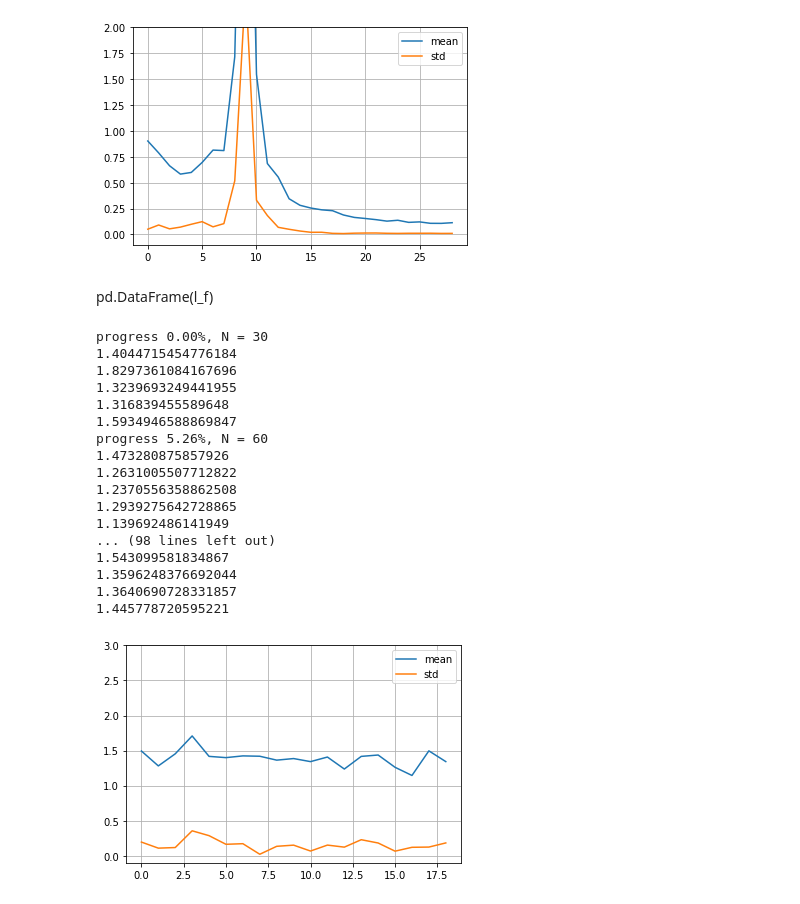
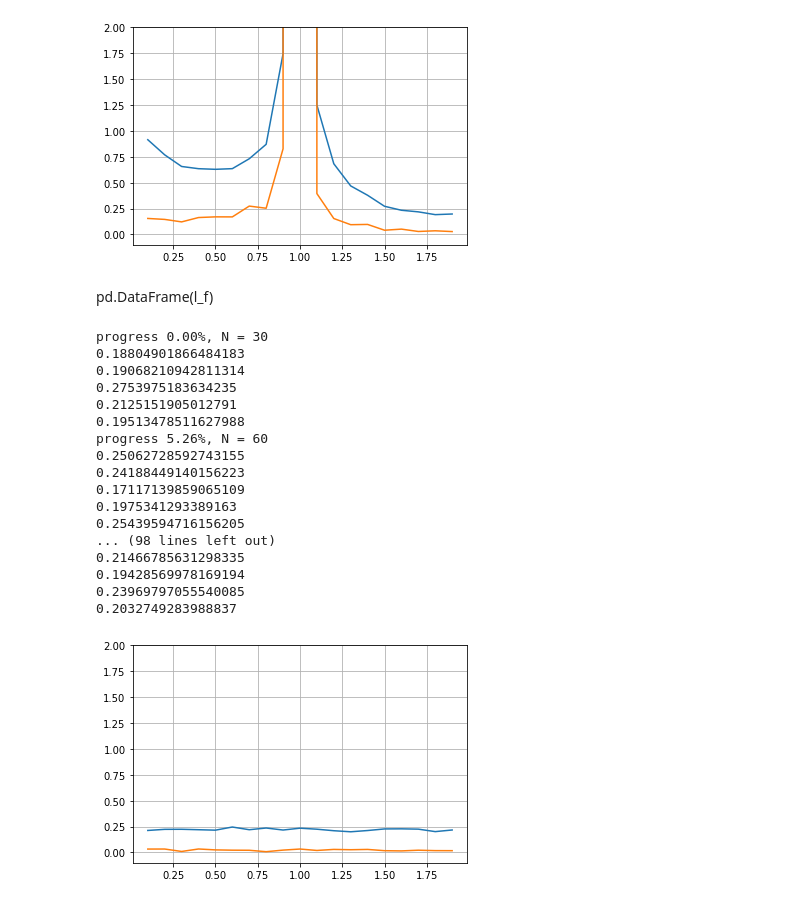
Before and after one commit to amomo25/ProjetDoubleDescente, a Jupyter notebook: ProjetDoubleDescente.ipynb, the cells around one changed output. Saved outputs shown, nothing was run; the diff lists cells and outputs as text; code cells hidden in the pictures.

```diff
--- a/ProjetDoubleDescente.ipynb
+++ b/ProjetDoubleDescente.ipynb
@@ -91,6 +93,7 @@ class MSE:
     def gradient(y_real, y_hat):
         return (1/y_real.shape[0]) * (y_hat - y_real)
 
+#Tentative de régularisation du réseau
 class reg_MSE:
     def __init__(self, weights, lam):
         self.weights = weights
@@ -98,12 +101,12 @@ class reg_MSE:
 
     def loss(self, y_real, y_hat):
         loss = np.mean(np.sum((y_hat.T - y_real.T)**2, axis = 0))
-        reg = (self.lam * (self.weights[1].shape[1]/self.weights[1].shape[0])) * (np.sum(np.square(self.weights[1])) + np.sum(np.square(self.weights[2])))
+        reg = (self.lam * (self.weights[1].shape[1]/self.weights[1].shape[0])) * np.sum(np.square(self.weights[2]))
         return loss + reg/2
 
     def gradient(self, y_real, y_hat):
         loss_grad = (1/y_real.shape[0]) * (y_hat - y_real)
-        reg_grad = (self.lam * self.weights[1].shape[1]/self.weights[1].shape[0]) * (np.sum(self.weights[1]) + np.sum(self.weights[2]))
+        reg_grad = (self.lam * self.weights[1].shape[1]/self.weights[1].shape[0]) * np.sum(self.weights[2])
         return loss_grad + reg_grad
 # %%
 #L'architecture
@@ -239,23 +209,23 @@ mpl.show()
 # %%
-#With the formula
+#On teste avec la formule du papier de Mei et Montanari
 d=100
 n_train = 300
 n_test = 300
 
-N_SPACE = np.arange(0.1, 3, 0.1)
+N_SPACE = np.arange(0.1, 2, 0.1)
 l_f = []
 for i, N in enumerate(N_SPACE):
     N = int(n_train * N)
     print(f"progress {100*i/len(N_SPACE):.2f}%, N = {N}")
     l0_f = []
-    for _ in range(5):
+    for _ in range(15):
         x_train, y_train, x_test, y_test = get_dataset(d, n_train, n_test)
 
         theta = np.random.randn(d, N) / (d**0.5)
-        x_train = Relu.function(np.dot(x_train, theta))
-        x_test = Relu.function(np.dot(x_test, theta))
+        x_train = Relu.function(np.dot(x_train, theta)) / (d**0.5)
+        x_test = Relu.function(np.dot(x_test, theta)) / (d**0.5)
 
-        beta_calc = np.dot(np.dot(np.linalg.inv(np.dot(x_train.T, x_train) + (10**(-3) * N/d) * np.eye(x_train.shape[1], x_train.shape[1])), x_train.T), y_train)
+        beta_calc = np.dot(np.dot(np.linalg.pinv(np.dot(x_train.T, x_train) + (0. * n_train/d * N/d) * np.eye(x_train.shape[1], x_train.shape[1])), x_train.T), y_train)
         test_prediction = np.dot(beta_calc.T, x_test.T)
         test_error = MSE.loss(y_test, test_prediction.T)
         l0_f.append(test_error)
@@ -283,14 +253,17 @@ progress 3.45%, N = 60
 # %%
+#la courbe nous montre le rapport N/n en abscisse, et le test error en ordonnée
 df = pd.DataFrame(l_f)
-df.plot(grid=True)
+mpl.plot(N_SPACE, df["mean"])
+mpl.plot(N_SPACE, df["std"])
+mpl.grid(True)
 mpl.ylim(-0.1, 2)
 mpl.show()
 # %% [output]
-[figure, old version]
+[figure, new version]
 # %% [markdown]
 pd.DataFrame(l_f)
 # %%
-#With the neural network
+#On teste avec la réseau neuronal
 
 d = 100
 n_train = 300
@@ -306,14 +279,14 @@ for i, N in enumerate(N_SPACE):
     l0 = []
     for _ in range(5):
         x_train, y_train, x_test, y_test = get_dataset(d, n_train, n_test)
-        nn = Network(N, d, Relu, Linear)
+        nn = Network(d, N, Relu, Linear)
         config = dict(
-            nb_iterations=10,
-            batch_size=n_train,
-            learning_rate1=0.,
-            learning_rate2=0.001
+            nb_iterations=10000,
+            batch_size=30,
+            learning_rate1=0,
+            learning_rate2=0.01
         )
-        loss_func = reg_MSE(nn.weights, 10**(-8))
+        loss_func = reg_MSE(nn.weights, 0.)
         history = nn.fit(x_train, y_train, x_test, y_test, loss_func, **config)
         test_prediction = nn.predict(x_test)
         final_test_error = MSE.loss(y_test, test_prediction)
@@ -323,27 +296,30 @@ for i, N in enumerate(N_SPACE):
     l.append({"mean": l0.mean(), "std": l0.std()})
 # %% [output]
 progress 0.00%, N = 30
-1.4044715454776184
-1.8297361084167696
-1.3239693249441955
-1.316839455589648
-1.5934946588869847
+0.18804901866484183
+0.19068210942811314
+0.2753975183634235
+0.2125151905012791
+0.19513478511627988
 progress 5.26%, N = 60
-1.473280875857926
-1.2631005507712822
-1.2370556358862508
-1.2939275642728865
-1.139692486141949
+0.25062728592743155
+0.24188449140156223
+0.17117139859065109
+0.1975341293389163
+0.25439594716156205
 ... (98 lines left out)
-1.543099581834867
-1.3596248376692044
-1.3640690728331857
-1.445778720595221
+0.21466785631298335
+0.19428569978169194
+0.23969797055540085
+0.2032749283988837
 # %%
+#la courbe nous montre le rapport N/n en abscisse, et le test error en ordonnée
 df = pd.DataFrame(l)
-df.plot(grid=True)
-mpl.ylim(-0.1, 3)
+mpl.plot(N_SPACE, df["mean"])
+mpl.plot(N_SPACE, df["std"])
+mpl.grid(True)
+mpl.ylim(-0.1, 2)
 mpl.show()
 # %% [output]
-[figure, old version]
+[figure, new version]
 # %%
```
Also changed, not shown: parts of 10 cells of this notebook.
